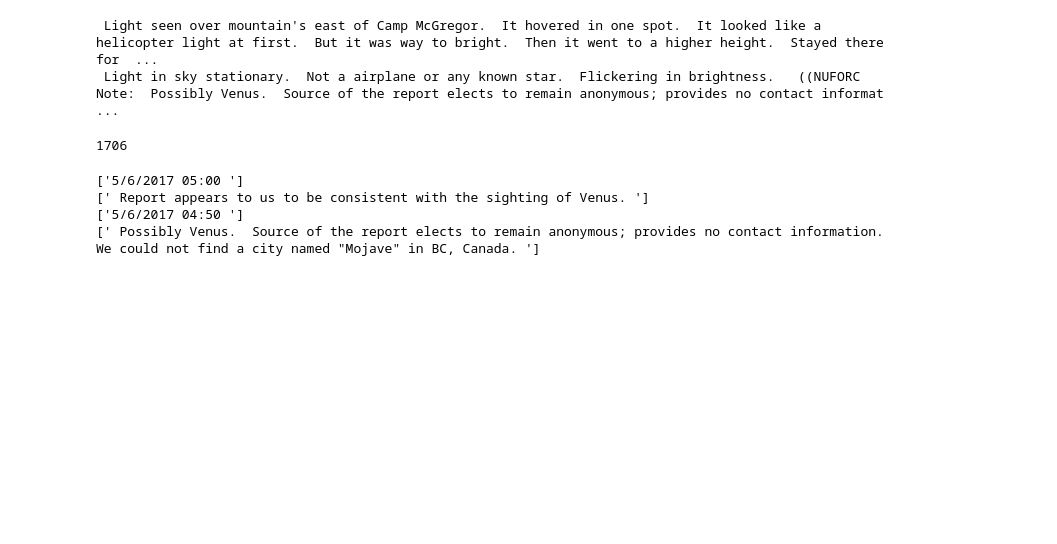
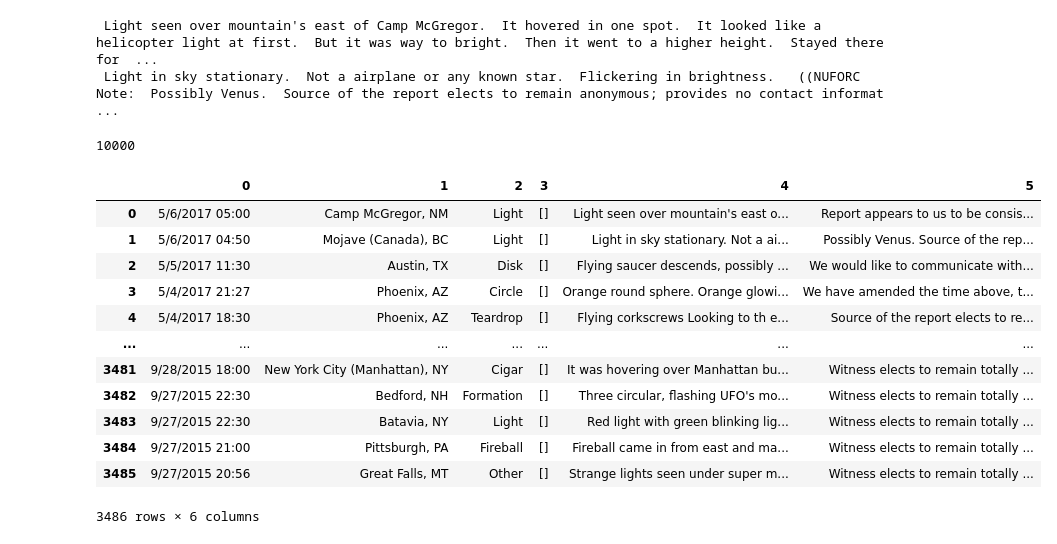
Before and after one commit to mkpetterson/UFO_sightings, a Jupyter notebook: cwong.ipynb, the cells around one changed output. Saved outputs shown, nothing was run; the diff lists cells and outputs as text; code cells hidden in the pictures; blank space fills up the shorter version.

Commit message:
create pd dataframe of first 3500

```diff
--- a/cwong.ipynb
+++ b/cwong.ipynb
@@ -77,6 +81,6 @@ import re
 # %%
 soups = []
-for i in range(len(reports)):
+for i in range(10000):
     soup = BeautifulSoup(reports[i]['html'], 'html.parser')
     table = soup.find_all('font')
 
@@ -100,4 +104,4 @@ for entry in soups[:2]:
 # %%
 len(soups)
 # %% [output]
-1706
+10000
@@ -104,22 +115,22 @@ len(soups)
 # %%
-def extract_feats(text, row, stop):
-    string = row
-    text_str = re.findall(f'{re.escape(text)}: (.*) {re.escape(stop)}', string)
-    print(text_str)
-    return text_str
+text=['Occurred ', 'Location', 'Shape', 'Duration', 'Note']
+stop = ['(Entered', 'Shape', 'Duration', 's ', 'PD']
 
+col_values = []
 
-text=['Occurred ', 'Location', 'Shape', 'Duration', 'Note']
-stop = ['(Entered', 'Shape', 'Duration', 'PD']
-
-
-for entry in soups[:2]:
-    row = entry[2]
-    row2 = entry[3]
-    occur = extract_feats(text[0], row, stop[0])
-    note = extract_feats(text[4], row2, stop[-1])
+for entry in soups:
+    try:
+        row = entry[2]
+        observation = entry[3]
+        occur = extract_feats(text[0], row, stop[0])[0]
+        location = extract_feats(text[1], row, stop[1])[0]
+        shape = extract_feats(text[2], row, stop[2])[0]
+        duration = extract_feats(text[3], row, stop[3])
+        note = extract_feats(text[4], observation, stop[-1])[0]
+        col_values.append([occur, location, shape, duration, observation, note])
+    except:
+        continue
-# %% [output]
-['5/6/2017 05:00 ']
-[' Report appears to us to be consistent with the sighting of Venus. ']
-['5/6/2017 04:50 ']
-[' Possibly Venus.  Source of the report elects to remain anonymous; provides no contact information.  We could not find a city named "Mojave" in BC, Canada. ']
+# %%
+import pandas as pd
+
+ufo_10000 = pd.DataFrame(col_values)
@@ -125,0 +139,16 @@ for entry in soups[:2]:
+# %%
+ufo_10000
+# %% [output]
+|  | 0 | 1 | 2 | 3 | 4 | 5 |
+| 0 | 5/6/2017 05:00 | Camp McGregor, NM | Light | [] | Light seen over mountain's east o... | Report appears to us to be consis... |
+| 1 | 5/6/2017 04:50 | Mojave (Canada), BC | Light | [] | Light in sky stationary. Not a ai... | Possibly Venus. Source of the rep... |
+| 2 | 5/5/2017 11:30 | Austin, TX | Disk | [] | Flying saucer descends, possibly ... | We would like to communicate with... |
+| 3 | 5/4/2017 21:27 | Phoenix, AZ | Circle | [] | Orange round sphere. Orange glowi... | We have amended the time above, t... |
+| 4 | 5/4/2017 18:30 | Phoenix, AZ | Teardrop | [] | Flying corkscrews Looking to th e... | Source of the report elects to re... |
+| ... | ... | ... | ... | ... | ... | ... |
+| 3481 | 9/28/2015 18:00 | New York City (Manhattan), NY | Cigar | [] | It was hovering over Manhattan bu... | Witness elects to remain totally ... |
+| 3482 | 9/27/2015 22:30 | Bedford, NH | Formation | [] | Three circular, flashing UFO's mo... | Witness elects to remain totally ... |
+| 3483 | 9/27/2015 22:30 | Batavia, NY | Light | [] | Red light with green blinking lig... | Witness elects to remain totally ... |
+| 3484 | 9/27/2015 21:00 | Pittsburgh, PA | Fireball | [] | Fireball came in from east and ma... | Witness elects to remain totally ... |
+| 3485 | 9/27/2015 20:56 | Great Falls, MT | Other | [] | Strange lights seen under super m... | Witness elects to remain totally ... |
+3486 rows × 6 columns
```
Also changed, not shown: parts of 3 cells of this notebook, 1 other file.
